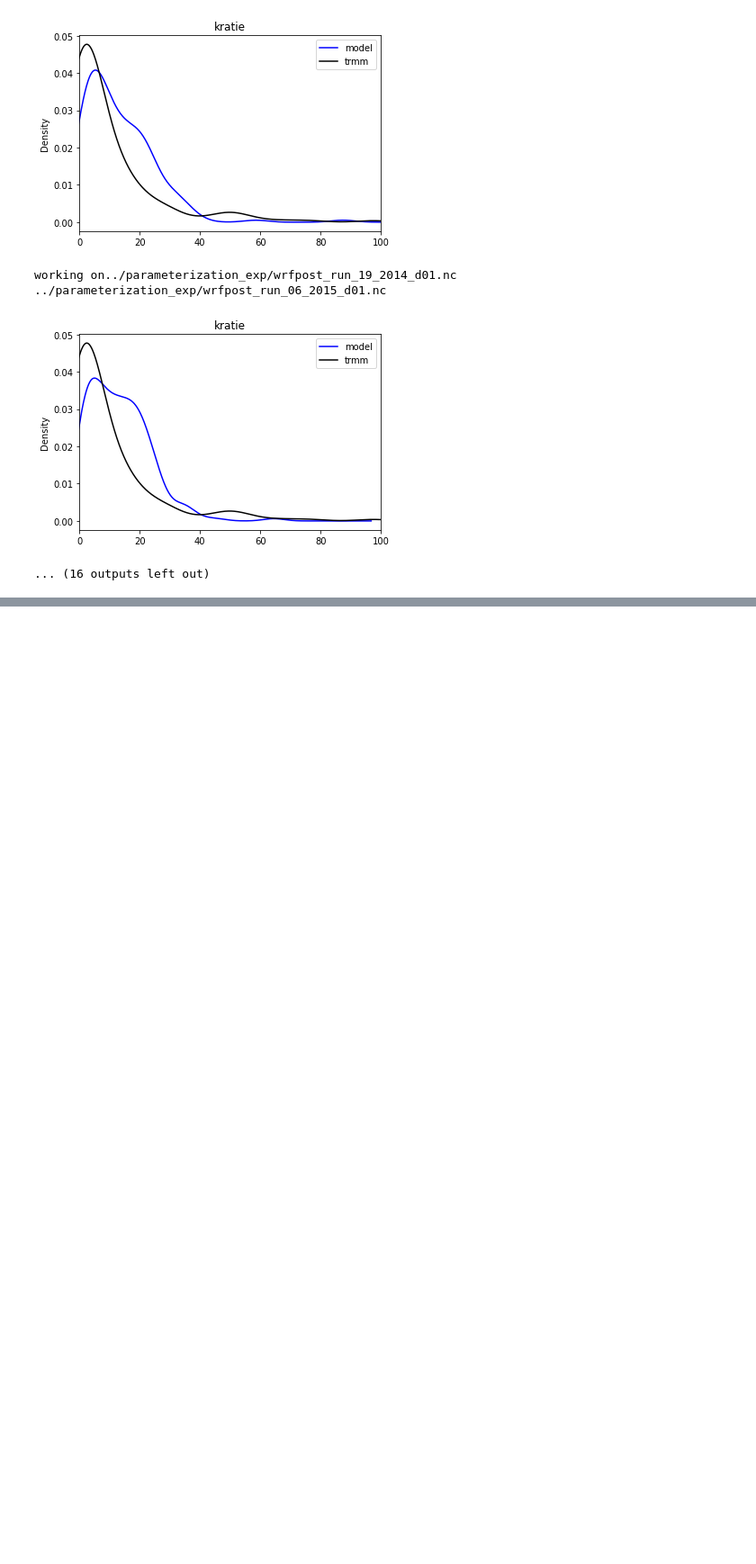
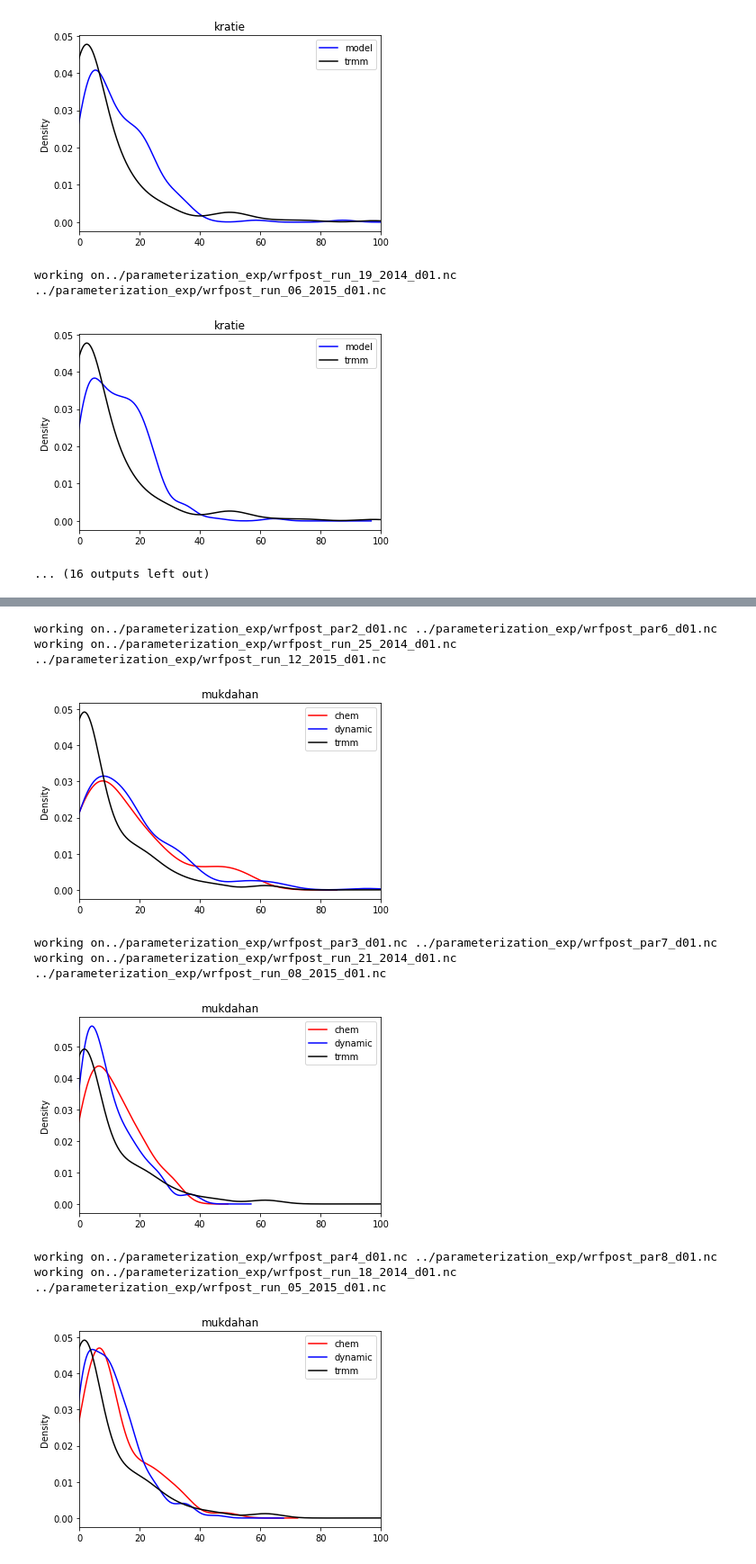
Before and after one commit to likkhian/principia, a Jupyter notebook: plot_pdf.ipynb, the cells around one changed output, grey strips where cells are left out. Shown at 90% size. Cells and saved outputs as stored; diff of their text form; code cells hidden in the pictures; blank space fills up the shorter version.

```diff
--- a/plot_pdf.ipynb
+++ b/plot_pdf.ipynb
@@ -175,0 +250,29 @@ working on../parameterization_exp/wrfpost_run_19_2014_d01.nc ../parameterization
+# %%
+#combine files
+for fileIndex in range(0,len(file_list2014)):
+    print('working on'+file_list2014[fileIndex],file_list2015[fileIndex])
+    print('working on'+file_list2014dyn[fileIndex],file_list2015dyn[fileIndex])
+    wrf2014=xr.open_dataset(file_list2014[fileIndex])
+    wrf2015=xr.open_dataset(file_list2015[fileIndex])
+    wrf2014dyn=xr.open_dataset(file_list2014dyn[fileIndex])
+    wrf2015dyn=xr.open_dataset(file_list2015dyn[fileIndex])
+    ti,la,lo=np.shape(wrf2014.PPT)
+    ppt=np.zeros([62,la,lo])
+    ppt[:31,:,:]=wrf2014.PPT
+    ppt[31:,:,:]=wrf2015.PPT
+    ppt2=np.zeros([184,la,lo])
+    ppt2[:92,:,:]=wrf2014dyn.PPT
+    ppt2[92:,:,:]=wrf2015dyn.PPT
+    plotpdf3(mukdahan_loc,ppt,ppt2,wrf2014,'mukdahan')
+
+    plt.show()
+# %% [output]
+working on../parameterization_exp/wrfpost_par2_d01.nc ../parameterization_exp/wrfpost_par6_d01.nc
+working on../parameterization_exp/wrfpost_run_25_2014_d01.nc ../parameterization_exp/wrfpost_run_12_2015_d01.nc
+[figure, added]
+working on../parameterization_exp/wrfpost_par3_d01.nc ../parameterization_exp/wrfpost_par7_d01.nc
+working on../parameterization_exp/wrfpost_run_21_2014_d01.nc ../parameterization_exp/wrfpost_run_08_2015_d01.nc
+[figure, added]
+working on../parameterization_exp/wrfpost_par4_d01.nc ../parameterization_exp/wrfpost_par8_d01.nc
+working on../parameterization_exp/wrfpost_run_18_2014_d01.nc ../parameterization_exp/wrfpost_run_05_2015_d01.nc
+[figure, added]
```
Also changed, not shown: parts of 3 cells of this notebook.
